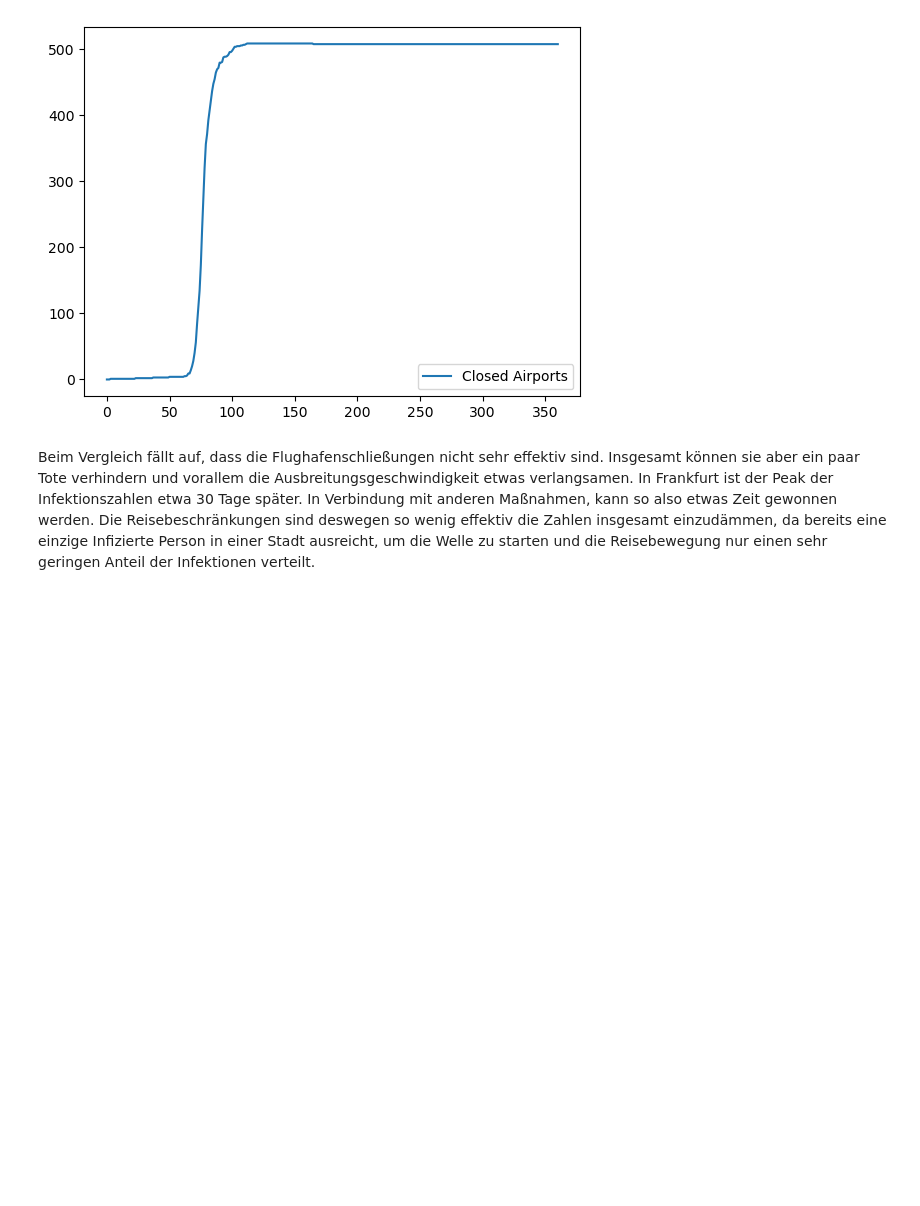
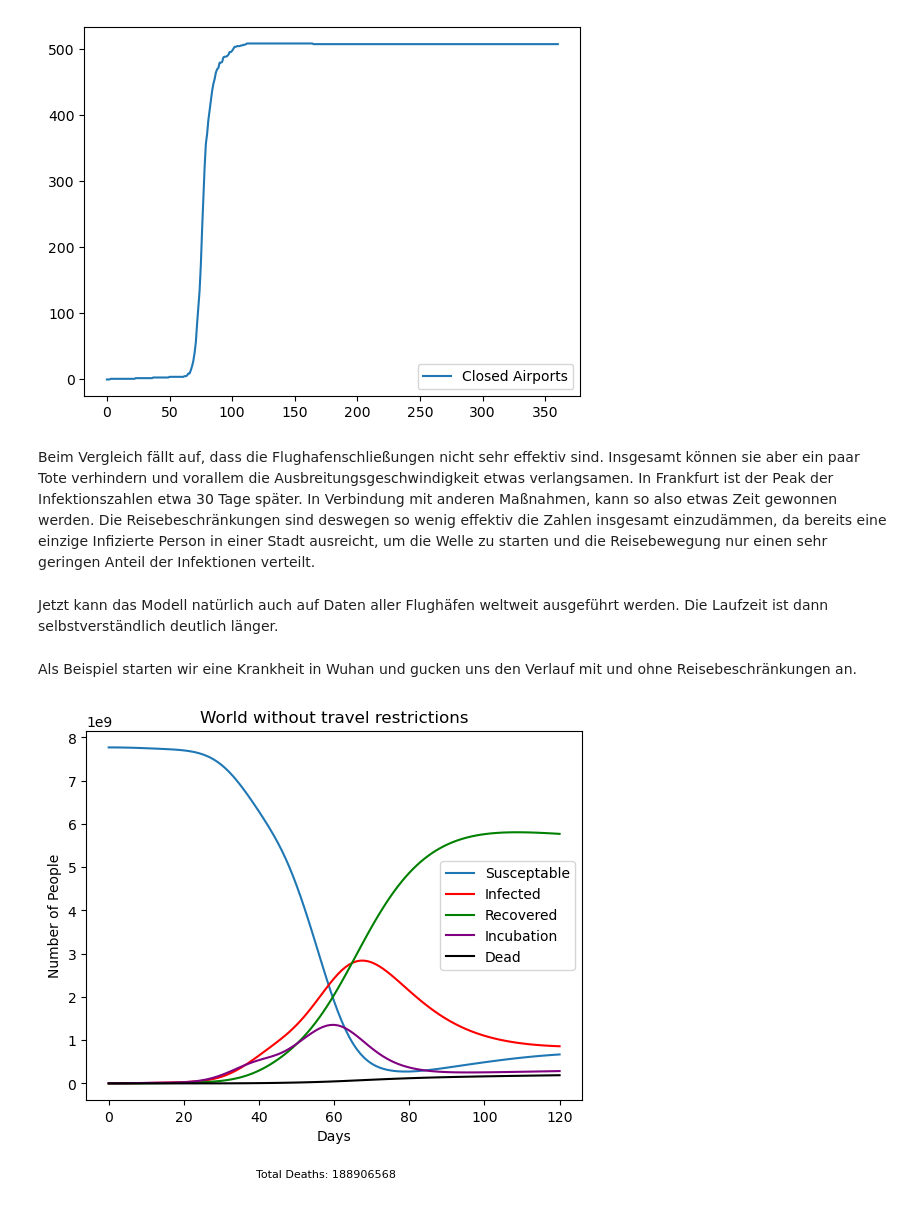
Before and after one commit to LoloSpirit/PlagueInc, a Jupyter notebook: Ausarbeitung_Projekt.ipynb, the cells around one changed output. Cells and saved outputs as stored; diff of their text form; code cells hidden in the pictures; blank space fills up the shorter version.

```diff
--- a/Ausarbeitung_Projekt.ipynb
+++ b/Ausarbeitung_Projekt.ipynb
@@ -1390,3 +1385,29 @@ plot_global_values("Europe with travel restrictions", t, SZAIDRC_values)
 [figure]
 # %% [markdown]
 Beim Vergleich fällt auf, dass die Flughafenschließungen nicht sehr effektiv sind. Insgesamt können sie aber ein paar Tote verhindern und vorallem die Ausbreitungsgeschwindigkeit etwas verlangsamen. In Frankfurt ist der Peak der Infektionszahlen etwa 30 Tage später. In Verbindung mit anderen Maßnahmen, kann so also etwas Zeit gewonnen werden. Die Reisebeschränkungen sind deswegen so wenig effektiv die Zahlen insgesamt einzudämmen, da bereits eine einzige Infizierte Person in einer Stadt ausreicht, um die Welle zu starten und die Reisebewegung nur einen sehr geringen Anteil der Infektionen verteilt.
+# %% [markdown]
+Jetzt kann das Modell natürlich auch auf Daten aller Flughäfen weltweit ausgeführt werden. Die Laufzeit ist dann selbstverständlich deutlich länger.
+# %%
+# mr. worldwide
+airports = pd.read_csv('./datasets/cleaned_data/airports_cleaned_world_wide.csv')
+routes = pd.read_csv('./datasets/cleaned_data/routes_cleaned_world_wide.csv')
+routes_matrix = pd.read_csv('./datasets/cleaned_data/routes_matrix_cleaned_world_wide.csv', index_col=0)
+# %%
+# create a new worlwide dict with iata to cities
+cities_exp = {}
+for airport in (airports[['population', 'IATA']]).values:
+    cities_exp[airport[1]] = (ExpCity(airport[0], airport[1]))
+
+cities = cities_exp
+# %% [markdown]
+Als Beispiel starten wir eine Krankheit in Wuhan und gucken uns den Verlauf mit und ohne Reisebeschränkungen an.
+# %%
+cure_humanity_exp()
+city = cities_exp['WUH']
+city.infect_percent(.1)
+days = 120
+t, SZIDR_values = combined_simulation_exp(0.8, 0.07, 1/90, 1/5, .02, 0.01, 0.01, 0.01, 0.01, days)
+
+plot_global_values("World without travel restrictions", t, SZIDR_values)
+# %% [output]
+[figure, added]
```
Also changed, not shown: parts of 6 cells of this notebook, 6 other files.
